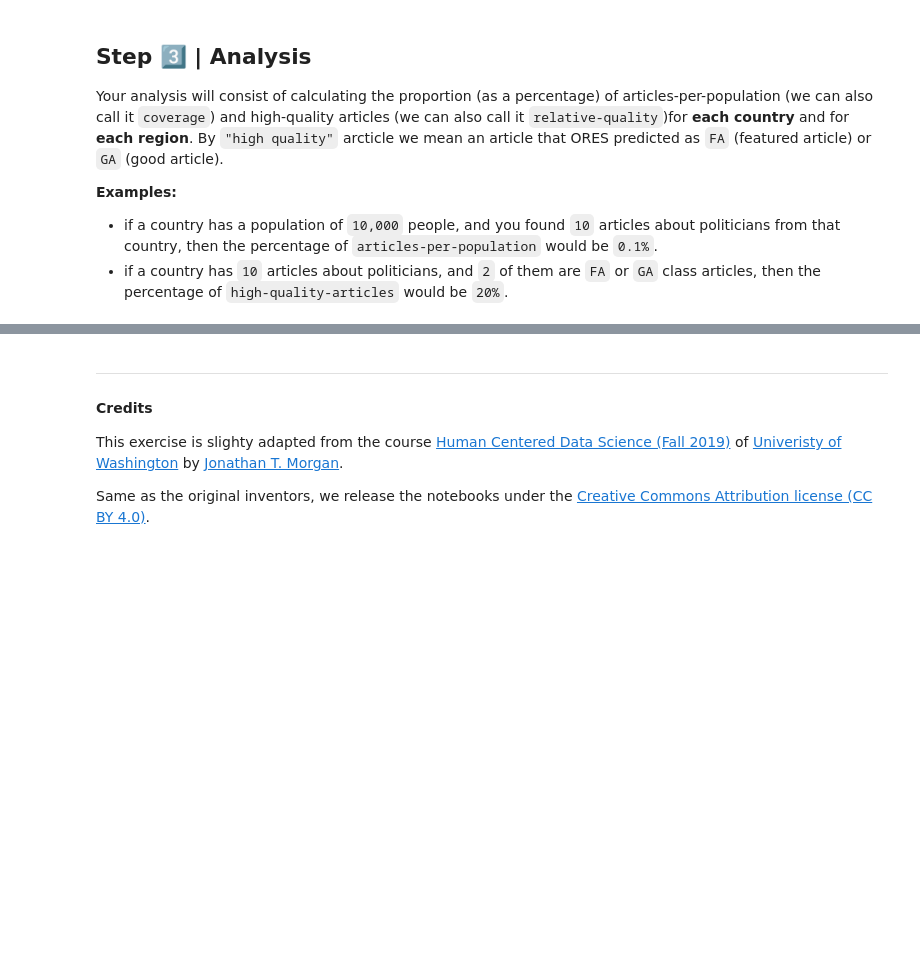
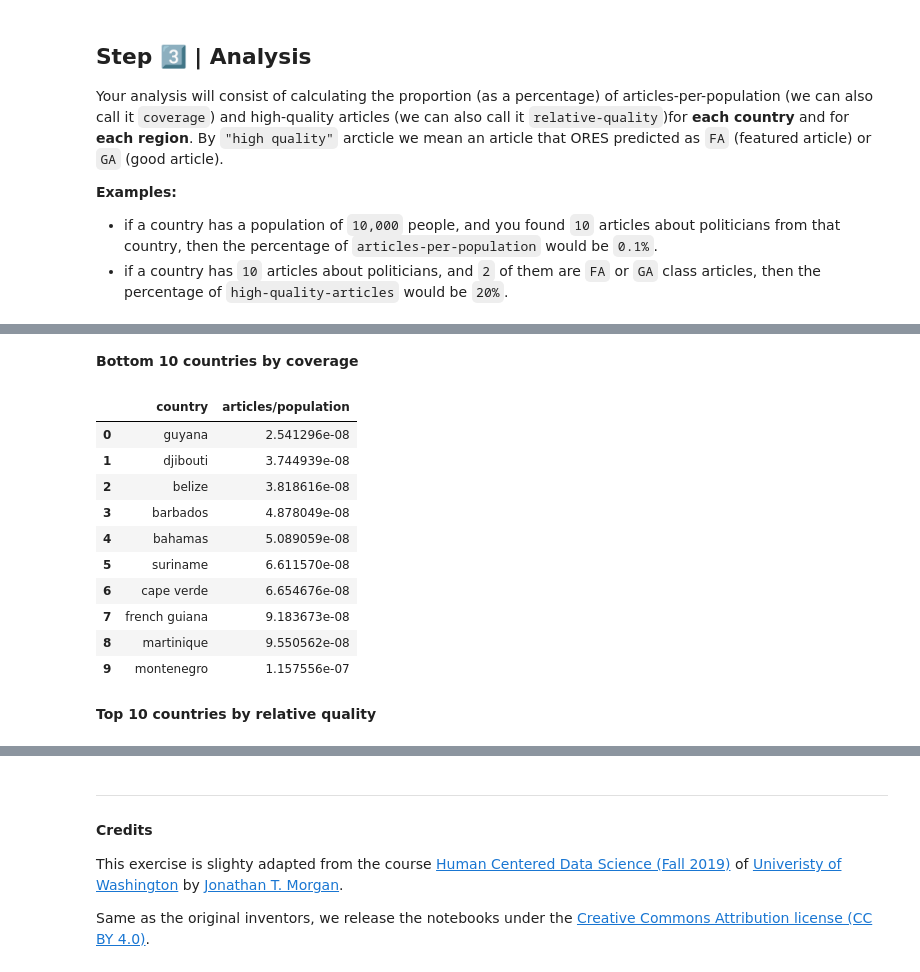
Before and after one commit to chrisk280/A3-hcds-hcc-bias, a Jupyter notebook: src/A3_Wikipedia_ORES_Bias.ipynb, the cells around one changed output, grey strips where cells are left out. Cells and saved outputs as stored; diff of their text form; code cells hidden in the pictures; blank space fills up the shorter version.

```diff
--- a/src/A3_Wikipedia_ORES_Bias.ipynb
+++ b/src/A3_Wikipedia_ORES_Bias.ipynb
@@ -138,0 +367,19 @@ The results from this analysis are six `data tables`. Embed these tables in the
+# %% [markdown]
+**Bottom 10 countries by coverage**
+# %%
+table_1.nsmallest(10, "articles/population").to_csv("../results/countries-coverage-bottom-10.csv",index=False)
+table_1.nsmallest(10, "articles/population").reset_index(drop=True)
+# %% [output]
+|  | country | articles/population |
+| 0 | guyana | 2.541296e-08 |
+| 1 | djibouti | 3.744939e-08 |
+| 2 | belize | 3.818616e-08 |
+| 3 | barbados | 4.878049e-08 |
+| 4 | bahamas | 5.089059e-08 |
+| 5 | suriname | 6.611570e-08 |
+| 6 | cape verde | 6.654676e-08 |
+| 7 | french guiana | 9.183673e-08 |
+| 8 | martinique | 9.550562e-08 |
+| 9 | montenegro | 1.157556e-07 |
+# %% [markdown]
+**Top 10 countries by relative quality**
```
Also changed, not shown: parts of 63 cells of this notebook, 11 other files.
